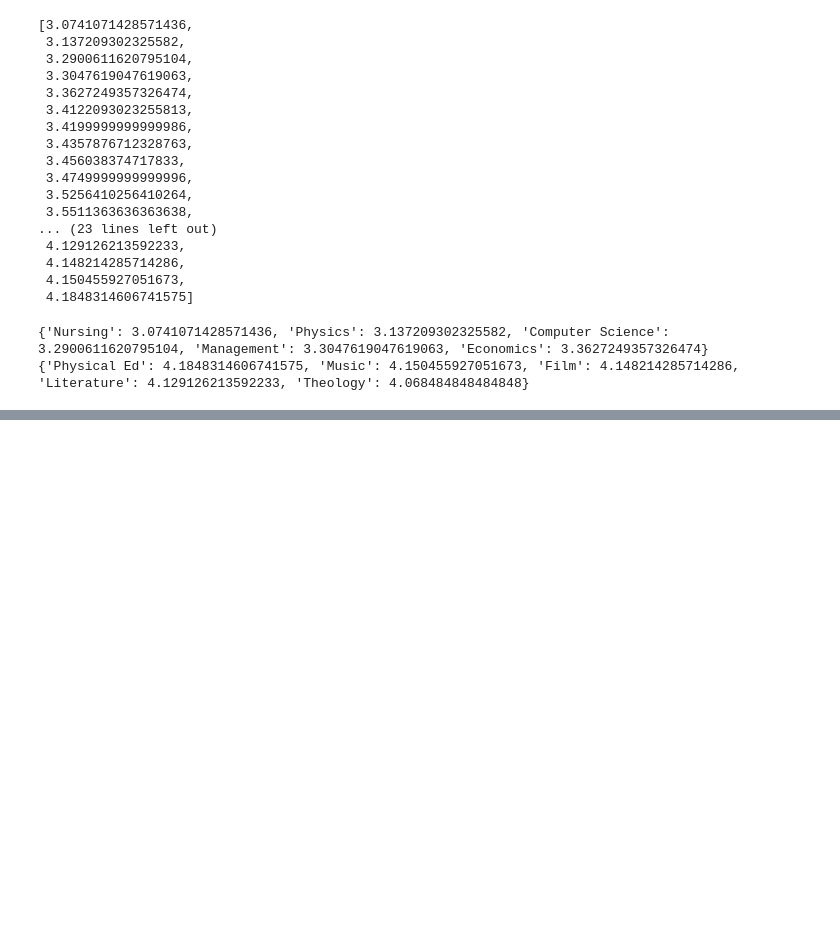
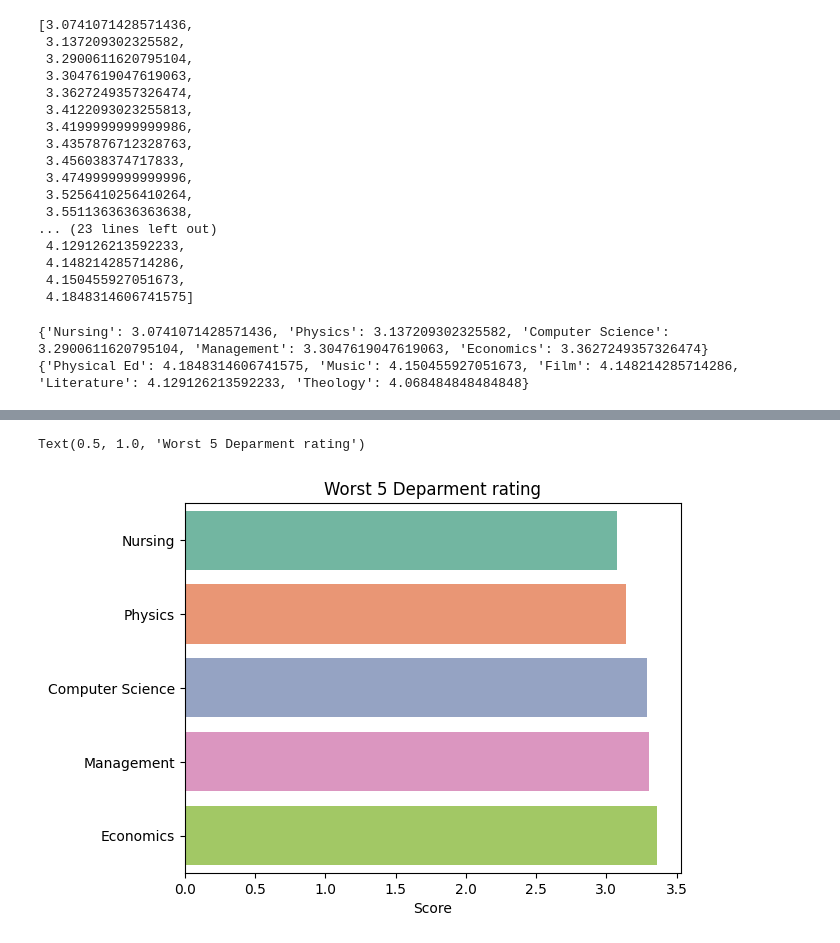
Before and after one commit to lhy6968/ECE-143-Programming-for-Data-Analysis, a Jupyter notebook: department_rank.ipynb, the cells around one changed output, grey strips where cells are left out. Cells and saved outputs as stored; diff of their text form; code cells hidden in the pictures; blank space fills up the shorter version.

Commit message:
Naiwen edited ranked department

```diff
--- a/department_rank.ipynb
+++ b/department_rank.ipynb
@@ -99,3 +99,18 @@ plt.ylabel("star rating")
 # %% [output]
 Text(0, 0.5, 'star rating')
 [figure]
+# %%
+import pandas as pd
+import seaborn as sns
+y1 = list(worst_department.keys())
+x1 = list(worst_department.values())
+y2 = list(best_department.keys())
+x2 = list(best_department.values())
+
+df_worst = pd.DataFrame(x1, index=y1, columns=['Score'])
+df_best = pd.DataFrame(x2, index=y2, columns=['Score'])
+
+sns.barplot(data=df_worst, x="Score", y=y1, orient = 'h', palette="Set2").set_title("Worst 5 Deparment rating")
+# %% [output]
+Text(0.5, 1.0, 'Worst 5 Deparment rating')
+[figure, added]
```
Also changed, not shown: parts of 3 cells of this notebook, 1 other file.
